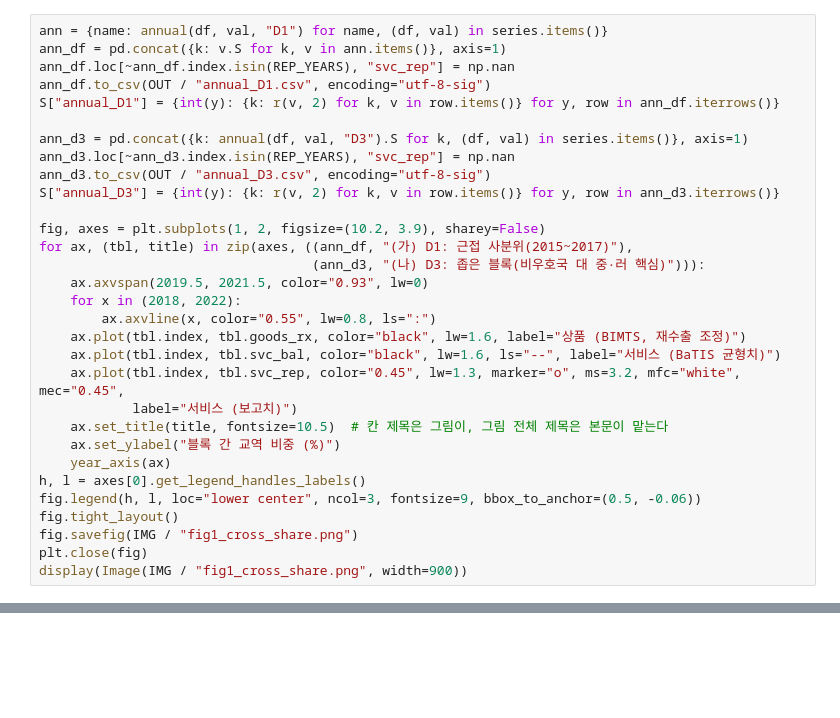
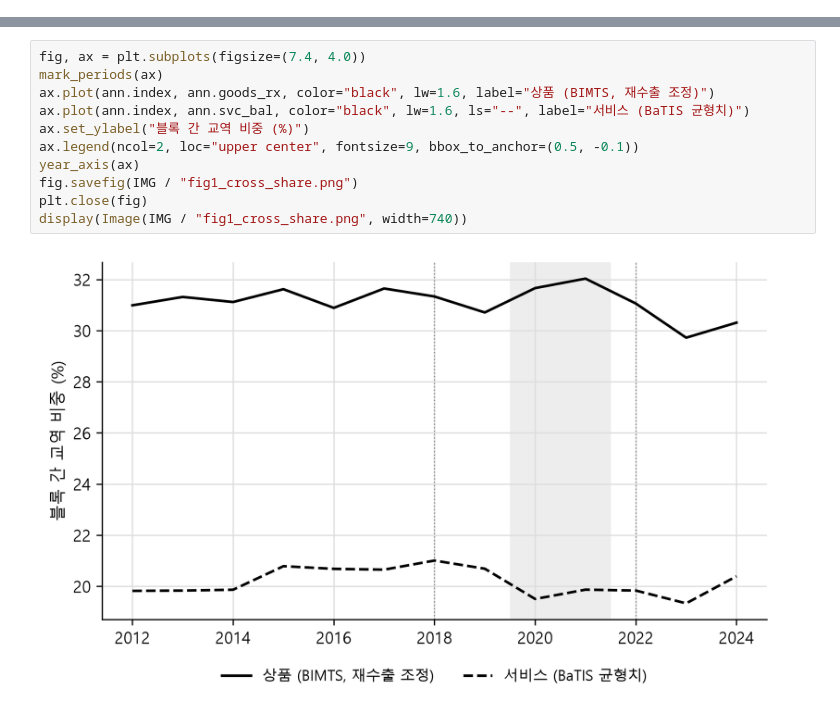
Before and after one commit to pilsunchoi/Services, a Jupyter notebook: research/02-fragmentation/reproduce.ipynb, the cells around one changed output, grey strips where cells are left out. Drawn from its saved outputs; the diff is of its cells as text; blank space fills up the shorter version.

```diff
--- a/research/02-fragmentation/reproduce.ipynb
+++ b/research/02-fragmentation/reproduce.ipynb
@@ -469,31 +58,0 @@ main[["defn", "series", "S_pre", "d_pretrend", "d_war", "d_post", "dlogodds_post
-# %%
-ann = {name: annual(df, val, "D1") for name, (df, val) in series.items()}
-ann_df = pd.concat({k: v.S for k, v in ann.items()}, axis=1)
-ann_df.loc[~ann_df.index.isin(REP_YEARS), "svc_rep"] = np.nan
-ann_df.to_csv(OUT / "annual_D1.csv", encoding="utf-8-sig")
-S["annual_D1"] = {int(y): {k: r(v, 2) for k, v in row.items()} for y, row in ann_df.iterrows()}
-
-ann_d3 = pd.concat({k: annual(df, val, "D3").S for k, (df, val) in series.items()}, axis=1)
-ann_d3.loc[~ann_d3.index.isin(REP_YEARS), "svc_rep"] = np.nan
-ann_d3.to_csv(OUT / "annual_D3.csv", encoding="utf-8-sig")
-S["annual_D3"] = {int(y): {k: r(v, 2) for k, v in row.items()} for y, row in ann_d3.iterrows()}
-
-fig, axes = plt.subplots(1, 2, figsize=(10.2, 3.9), sharey=False)
-for ax, (tbl, title) in zip(axes, ((ann_df, "(가) D1: 근접 사분위(2015~2017)"),
-                                   (ann_d3, "(나) D3: 좁은 블록(비우호국 대 중·러 핵심)"))):
-    ax.axvspan(2019.5, 2021.5, color="0.93", lw=0)
-    for x in (2018, 2022):
-        ax.axvline(x, color="0.55", lw=0.8, ls=":")
-    ax.plot(tbl.index, tbl.goods_rx, color="black", lw=1.6, label="상품 (BIMTS, 재수출 조정)")
-    ax.plot(tbl.index, tbl.svc_bal, color="black", lw=1.6, ls="--", label="서비스 (BaTIS 균형치)")
-    ax.plot(tbl.index, tbl.svc_rep, color="0.45", lw=1.3, marker="o", ms=3.2, mfc="white", mec="0.45",
-            label="서비스 (보고치)")
-    ax.set_title(title, fontsize=10.5)  # 칸 제목은 그림이, 그림 전체 제목은 본문이 맡는다
-    ax.set_ylabel("블록 간 교역 비중 (%)")
-    year_axis(ax)
-h, l = axes[0].get_legend_handles_labels()
-fig.legend(h, l, loc="lower center", ncol=3, fontsize=9, bbox_to_anchor=(0.5, -0.06))
-fig.tight_layout()
-fig.savefig(IMG / "fig1_cross_share.png")
-plt.close(fig)
-display(Image(IMG / "fig1_cross_share.png", width=900))
@@ -893,0 +64,13 @@ svc    19.868  20.704  -0.836
+# %%
+fig, ax = plt.subplots(figsize=(7.4, 4.0))
+mark_periods(ax)
+ax.plot(ann.index, ann.goods_rx, color="black", lw=1.6, label="상품 (BIMTS, 재수출 조정)")
+ax.plot(ann.index, ann.svc_bal, color="black", lw=1.6, ls="--", label="서비스 (BaTIS 균형치)")
+ax.set_ylabel("블록 간 교역 비중 (%)")
+ax.legend(ncol=2, loc="upper center", fontsize=9, bbox_to_anchor=(0.5, -0.1))
+year_axis(ax)
+fig.savefig(IMG / "fig1_cross_share.png")
+plt.close(fig)
+display(Image(IMG / "fig1_cross_share.png", width=740))
+# %% [output]
+[figure, added]
```
Also changed, not shown: parts of 35 cells of this notebook, 12 other files.
